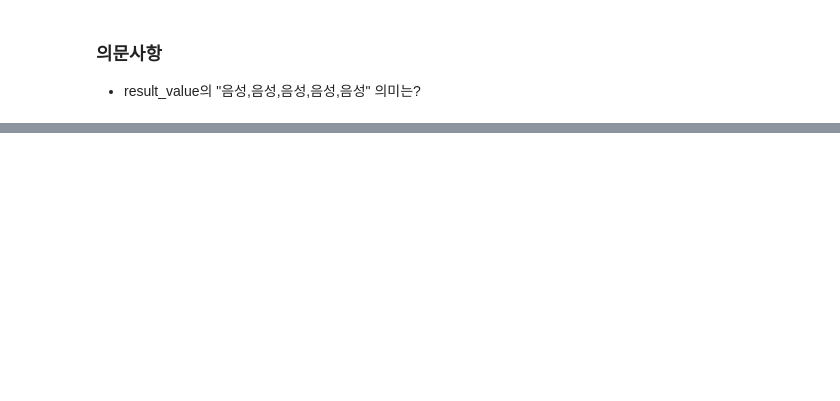
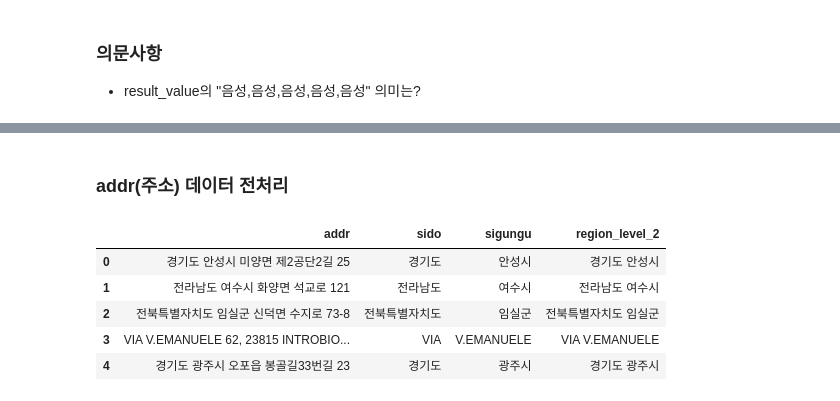
Before and after one commit to ancestor9/Listeria, a Jupyter notebook: Listeria_01_Extract_Data.ipynb, the cells around one changed output, grey strips where cells are left out. Cells and saved outputs as stored; diff of their text form; code cells hidden in the pictures; blank space fills up the shorter version.

```diff
--- a/Listeria_01_Extract_Data.ipynb
+++ b/Listeria_01_Extract_Data.ipynb
@@ -207,0 +250,20 @@ print(f"필터링 후 tf 행 수: {len(tf_filtered)}")
+# %% [markdown]
+### **addr(주소) 데이터 전처리**
+# %%
+# 'addr' 컬럼의 문자열을 공백 기준으로 분할하여 '시도'와 '시군구'를 추출합니다.
+# 데이터에 결측치나 비정상적인 주소가 있을 수 있으므로 string 타입으로 변환 후 처리합니다.
+df['sido'] = df['addr'].astype(str).apply(lambda x: x.split()[0] if len(x.split()) > 0 else '')
+df['sigungu'] = df['addr'].astype(str).apply(lambda x: x.split()[1] if len(x.split()) > 1 else '')
+
+# 추출한 '시도'와 '시군구'를 결합하여 '경기도 안성시' 형태의 피처를 생성합니다.
+df['region_level_2'] = df['sido'] + ' ' + df['sigungu']
+
+# 결과 확인
+df[['addr', 'sido', 'sigungu', 'region_level_2']].head()
+# %% [output]
+|  | addr | sido | sigungu | region_level_2 |
+| 0 | 경기도 안성시 미양면 제2공단2길 25 | 경기도 | 안성시 | 경기도 안성시 |
+| 1 | 전라남도 여수시 화양면 석교로 121 | 전라남도 | 여수시 | 전라남도 여수시 |
+| 2 | 전북특별자치도 임실군 신덕면 수지로 73-8 | 전북특별자치도 | 임실군 | 전북특별자치도 임실군 |
+| 3 | VIA V.EMANUELE 62, 23815 INTROBIO... | VIA | V.EMANUELE | VIA V.EMANUELE |
+| 4 | 경기도 광주시 오포읍 봉골길33번길 23 | 경기도 | 광주시 | 경기도 광주시 |
```
Also changed, not shown: parts of 13 cells of this notebook.
